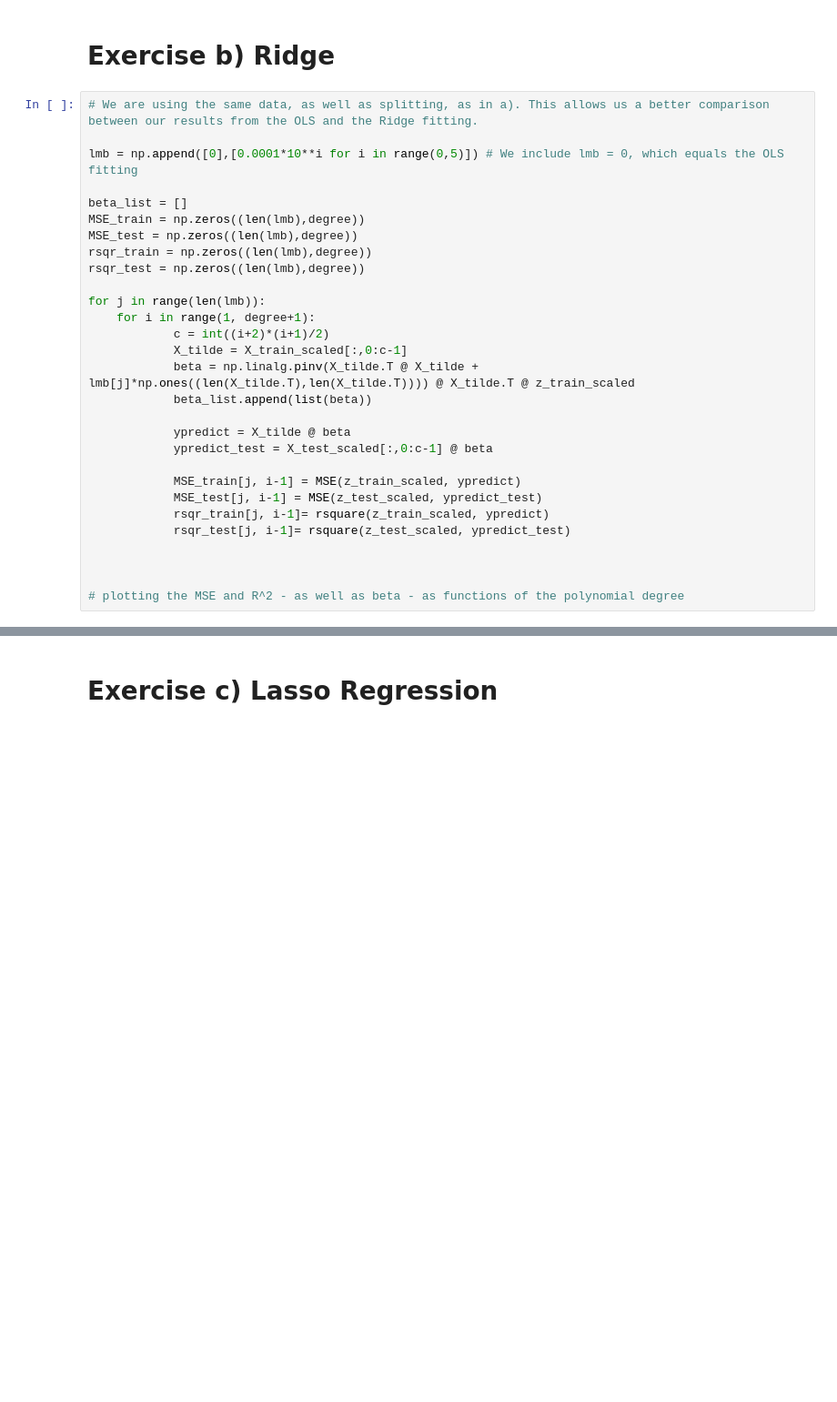
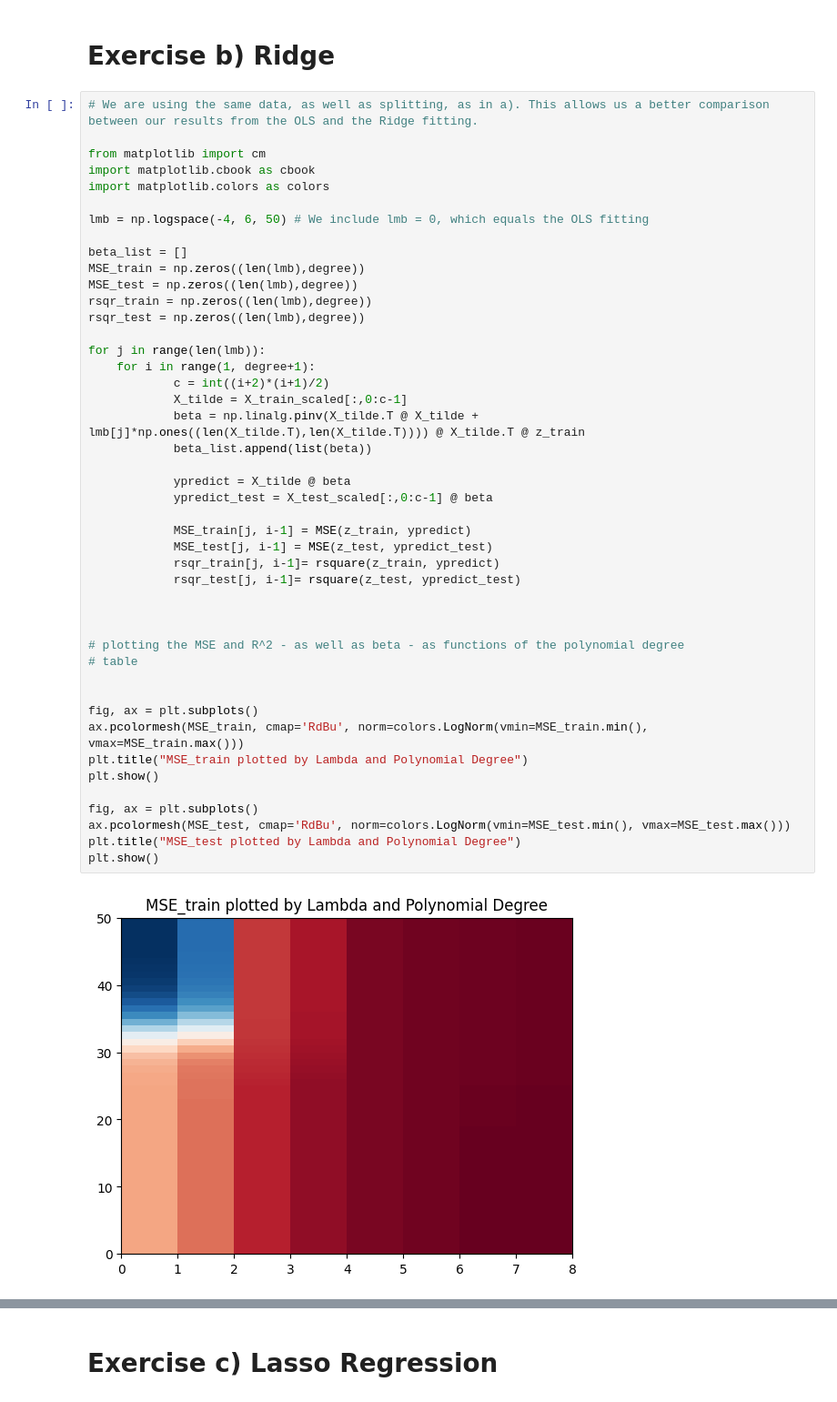
Before and after one commit to alessiasanfelici/FYS-STK4155-Project-1, a Jupyter notebook: Project-1 merged a) to c).ipynb, the cells around one changed output, grey strips where cells are left out. Shown at 91% size. Drawn from its saved outputs; the diff is of its cells as text; blank space fills up the shorter version.

```diff
--- a/Project-1 merged a) to c).ipynb
+++ b/Project-1 merged a) to c).ipynb
@@ -180,29 +187,47 @@ Text(0.5, 0, 'index of the beta in our vector')
 # %%
 # We are using the same data, as well as splitting, as in a). This allows us a better comparison between our results from the OLS and the Ridge fitting.
 
-lmb = np.append([0],[0.0001*10**i for i in range(0,5)]) # We include lmb = 0, which equals the OLS fitting
+from matplotlib import cm
+import matplotlib.cbook as cbook
+import matplotlib.colors as colors
+
+lmb = np.logspace(-4, 6, 50) # We include lmb = 0, which equals the OLS fitting
 
 beta_list = []
 MSE_train = np.zeros((len(lmb),degree))
 MSE_test = np.zeros((len(lmb),degree))
 rsqr_train = np.zeros((len(lmb),degree))
 rsqr_test = np.zeros((len(lmb),degree))
 
 for j in range(len(lmb)):
     for i in range(1, degree+1):
             c = int((i+2)*(i+1)/2)
             X_tilde = X_train_scaled[:,0:c-1]
-            beta = np.linalg.pinv(X_tilde.T @ X_tilde + lmb[j]*np.ones((len(X_tilde.T),len(X_tilde.T)))) @ X_tilde.T @ z_train_scaled
+            beta = np.linalg.pinv(X_tilde.T @ X_tilde + lmb[j]*np.ones((len(X_tilde.T),len(X_tilde.T)))) @ X_tilde.T @ z_train
             beta_list.append(list(beta))
 
             ypredict = X_tilde @ beta
             ypredict_test = X_test_scaled[:,0:c-1] @ beta
 
-            MSE_train[j, i-1] = MSE(z_train_scaled, ypredict)
-            MSE_test[j, i-1] = MSE(z_test_scaled, ypredict_test)
-            rsqr_train[j, i-1]= rsquare(z_train_scaled, ypredict)
-            rsqr_test[j, i-1]= rsquare(z_test_scaled, ypredict_test)
+            MSE_train[j, i-1] = MSE(z_train, ypredict)
+            MSE_test[j, i-1] = MSE(z_test, ypredict_test)
+            rsqr_train[j, i-1]= rsquare(z_train, ypredict)
+            rsqr_test[j, i-1]= rsquare(z_test, ypredict_test)
 
 
 
 # plotting the MSE and R^2 - as well as beta - as functions of the polynomial degree
+# table
+
+
+fig, ax = plt.subplots()
+ax.pcolormesh(MSE_train, cmap='RdBu', norm=colors.LogNorm(vmin=MSE_train.min(), vmax=MSE_train.max()))
+plt.title("MSE_train plotted by Lambda and Polynomial Degree")
+plt.show()
+
+fig, ax = plt.subplots()
+ax.pcolormesh(MSE_test, cmap='RdBu', norm=colors.LogNorm(vmin=MSE_test.min(), vmax=MSE_test.max()))
+plt.title("MSE_test plotted by Lambda and Polynomial Degree")
+plt.show()
+# %% [output]
+[figure, added]
```
Also changed, not shown: parts of 6 cells of this notebook.
